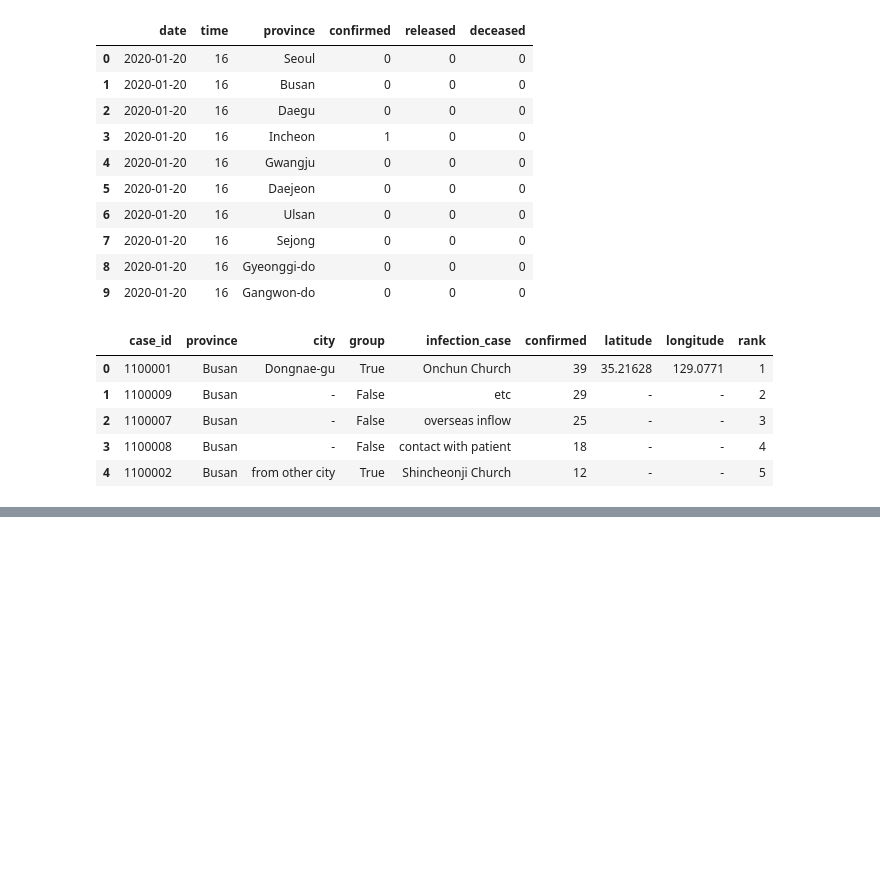
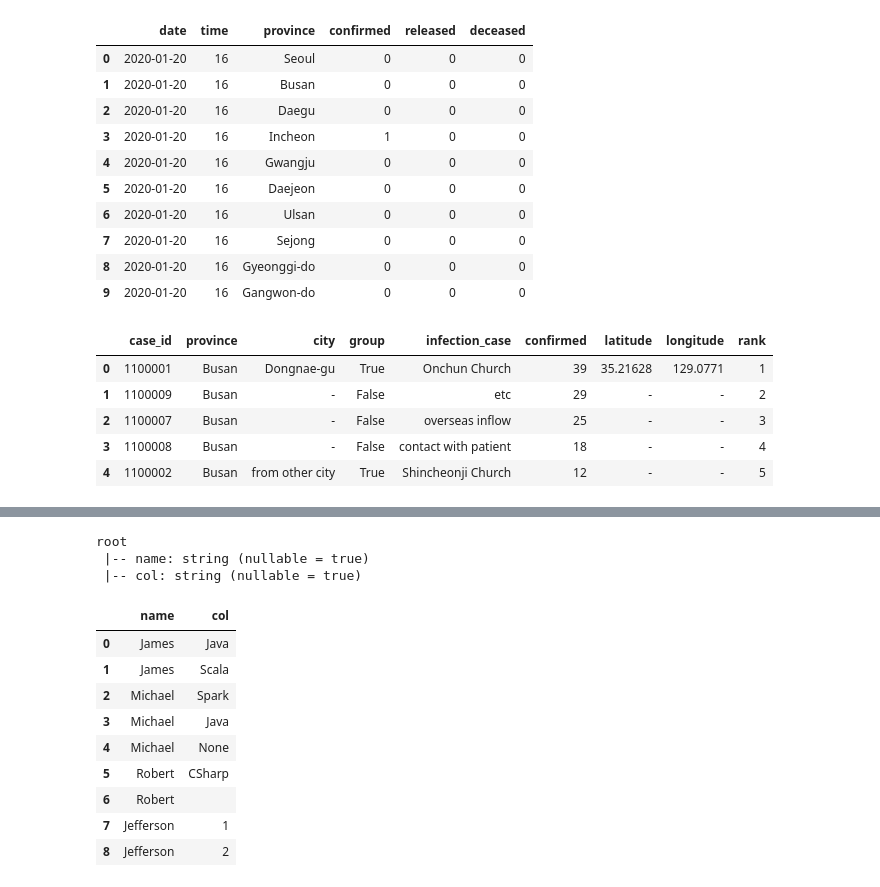
Before and after one commit to KulyashDahiya/DataEngineering, a Jupyter notebook: PysparkLearning/Basics/2_Dataframe.ipynb, the cells around one changed output, grey strips where cells are left out. Saved outputs shown, nothing was run; the diff lists cells and outputs as text; code cells hidden in the pictures; blank space fills up the shorter version.

```diff
--- a/PysparkLearning/Basics/2_Dataframe.ipynb
+++ b/PysparkLearning/Basics/2_Dataframe.ipynb
@@ -296,0 +298,21 @@ timeprovinceWithLag.filter(timeprovinceWithLag.date>'2020-03-10').limit(10).toPa
+# %%
+## Explode etc.
+
+from pyspark.sql import SparkSession
+
+spark = SparkSession.builder.appName("pyspark-by-examples")\
+        .master("local[8]")\
+        .getOrCreate()
+
+columns = ['name', 'knownLanguages', 'properties']
+arrayData = [
+        ('James',['Java','Scala'],{'hair':'black','eye':'brown'}),
+        ('Michael',['Spark','Java',None],{'hair':'brown','eye':None}),
+        ('Robert',['CSharp',''],{'hair':'red','eye':''}),
+        ('Washington',None,None),
+        ('Jefferson',['1','2'],{})
+    ]
+
+df = spark.createDataFrame(data = arrayData, schema = columns)
+df.printSchema()
+df.toPandas()
@@ -296,0 +333,22 @@ timeprovinceWithLag.filter(timeprovinceWithLag.date>'2020-03-10').limit(10).toPa
+# %%
+#1.1 explode – array column example
+
+from pyspark.sql import functions as F
+
+df2 = df.select(df.name, F.explode(df.knownLanguages))
+df2.printSchema()
+df2.toPandas()
+# %% [output]
+root
+ |-- name: string (nullable = true)
+ |-- col: string (nullable = true)
+|  | name | col |
+| 0 | James | Java |
+| 1 | James | Scala |
+| 2 | Michael | Spark |
+| 3 | Michael | Java |
+| 4 | Michael | None |
+| 5 | Robert | CSharp |
+| 6 | Robert |  |
+| 7 | Jefferson | 1 |
+| 8 | Jefferson | 2 |
```
Also changed, not shown: parts of 3 cells of this notebook.
